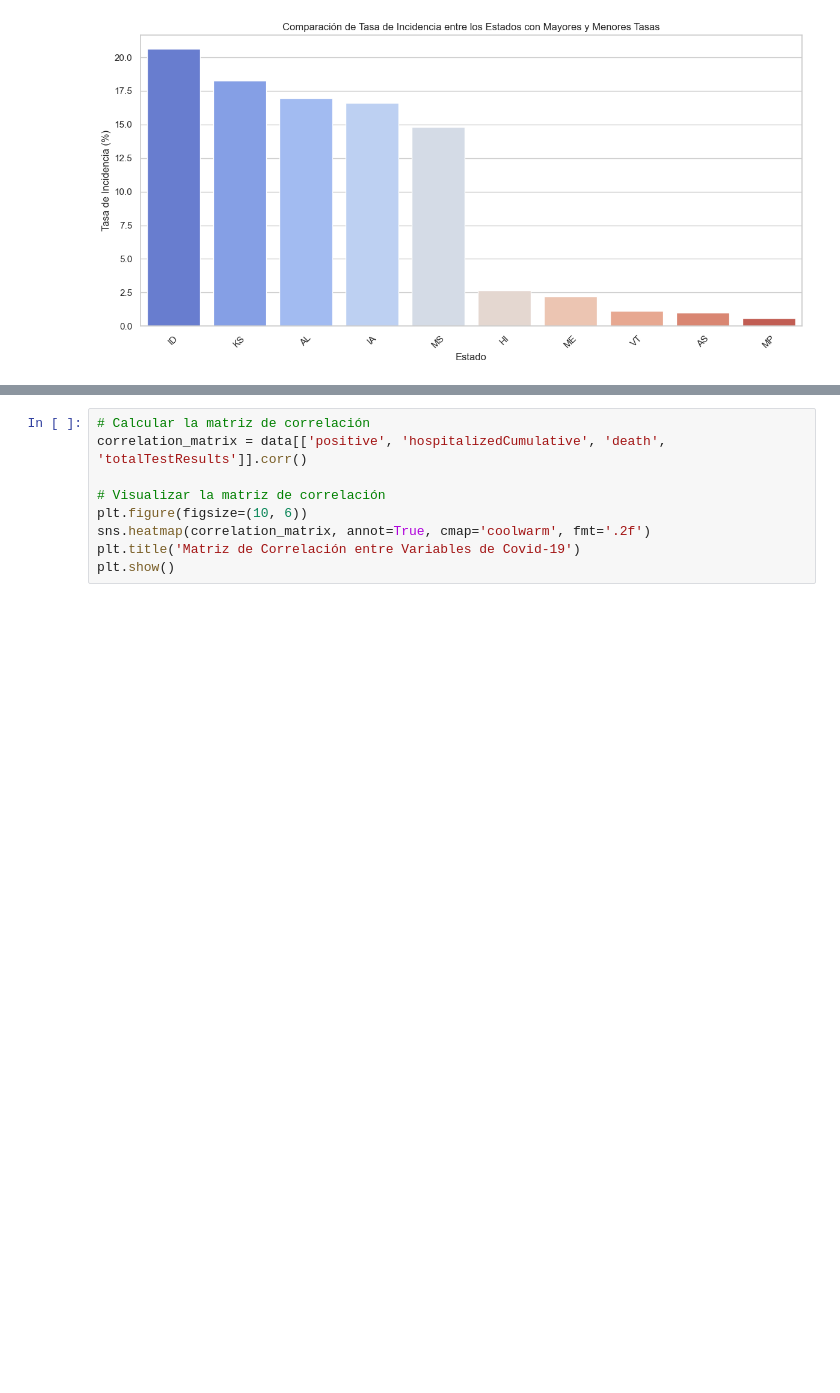
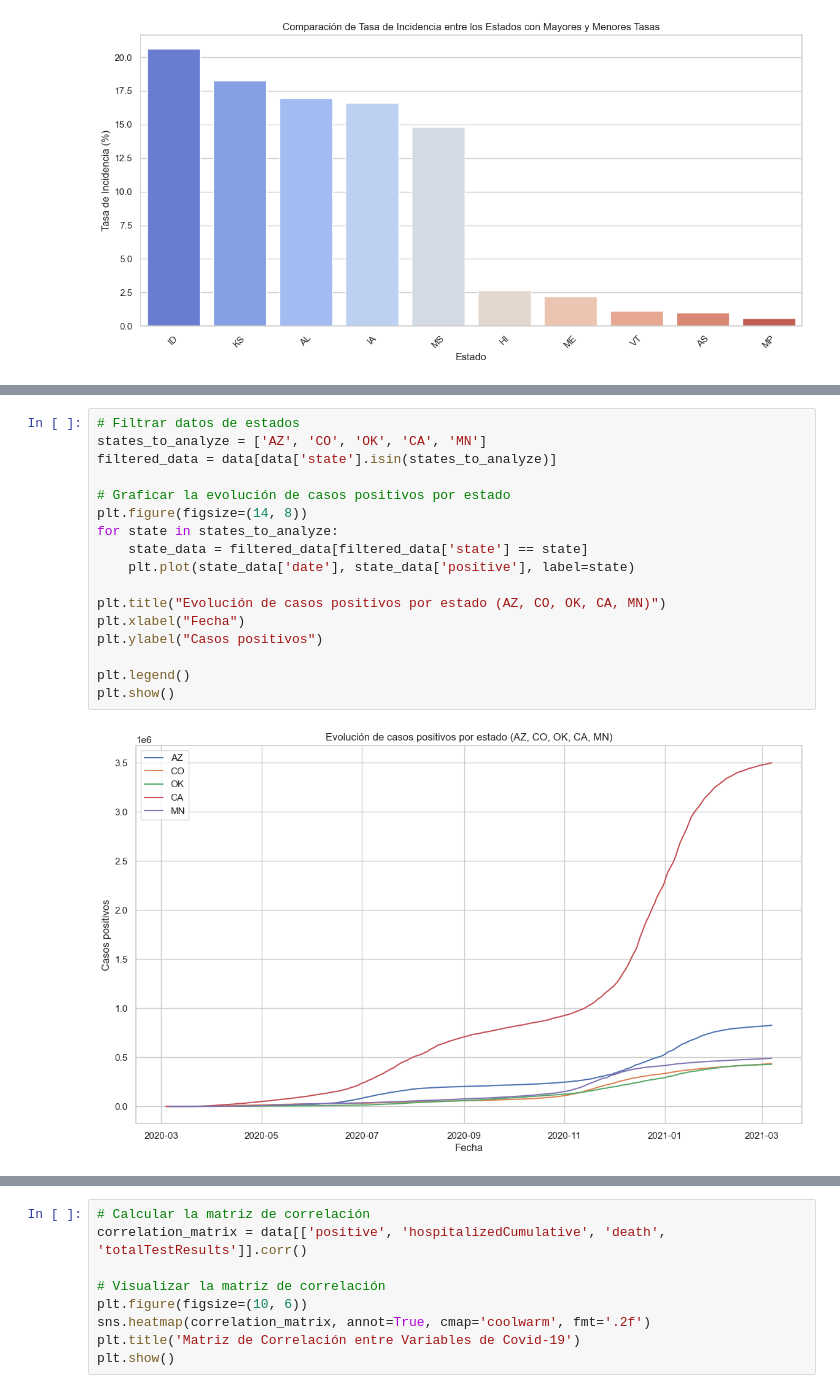
Before and after one commit to AI-School-F5-P3/ib_minidathaton, a Jupyter notebook: EDA_test.ipynb, the cells around one changed output, grey strips where cells are left out. Cells and saved outputs as stored; diff of their text form; blank space fills up the shorter version.

```diff
--- a/EDA_test.ipynb
+++ b/EDA_test.ipynb
@@ -321,0 +311,19 @@ plt.show()
+# %%
+# Filtrar datos de estados
+states_to_analyze = ['AZ', 'CO', 'OK', 'CA', 'MN']
+filtered_data = data[data['state'].isin(states_to_analyze)]
+
+# Graficar la evolución de casos positivos por estado
+plt.figure(figsize=(14, 8))
+for state in states_to_analyze:
+    state_data = filtered_data[filtered_data['state'] == state]
+    plt.plot(state_data['date'], state_data['positive'], label=state)
+
+plt.title("Evolución de casos positivos por estado (AZ, CO, OK, CA, MN)")
+plt.xlabel("Fecha")
+plt.ylabel("Casos positivos")
+
+plt.legend()
+plt.show()
+# %% [output]
+[figure, added]
```
Also changed, not shown: parts of 6 cells of this notebook, 2 other files.
